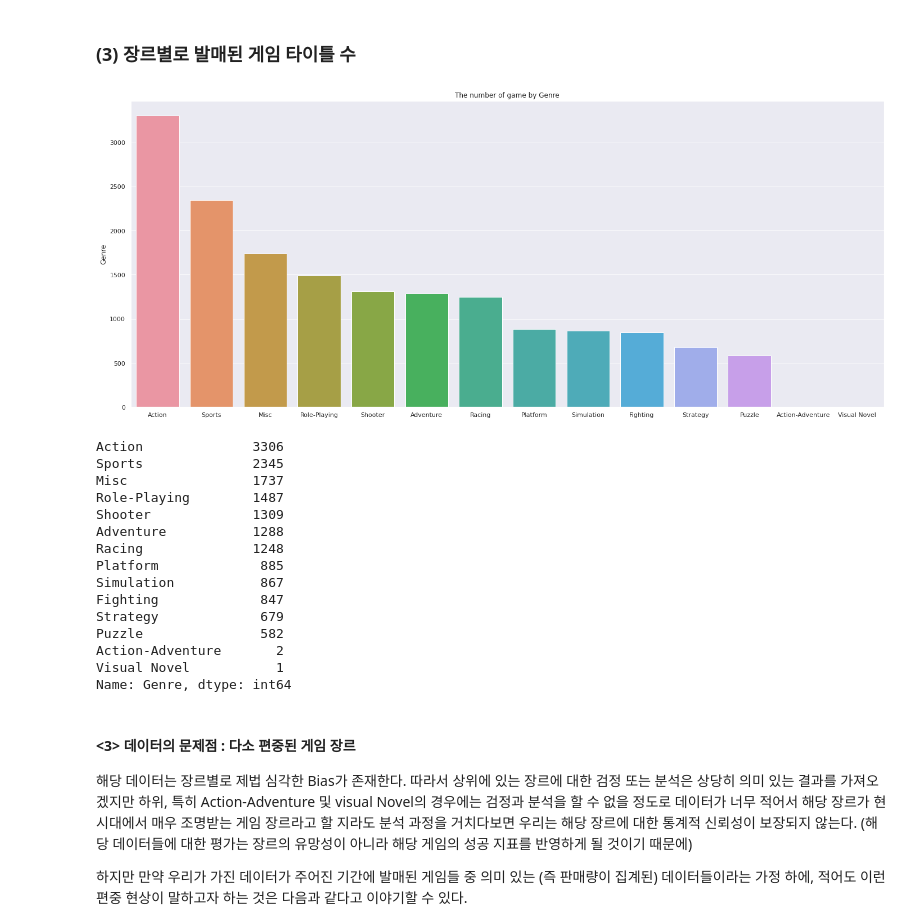
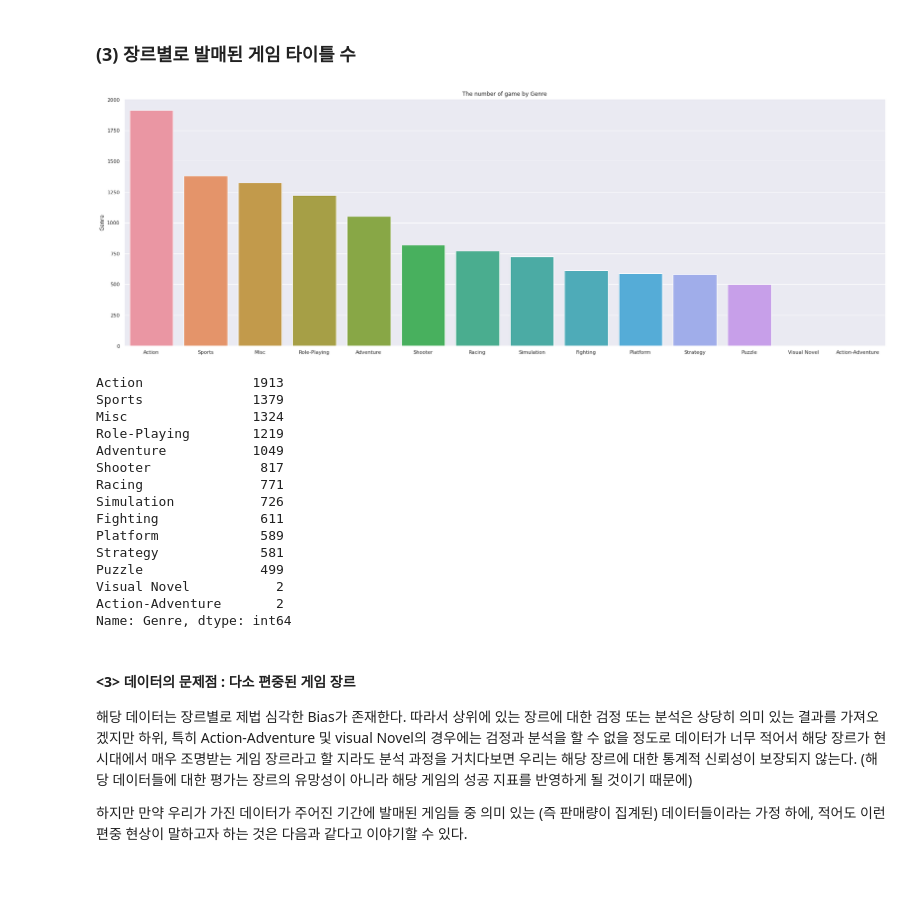
Before and after one commit to pokem1402/section_project_one, a Jupyter notebook: EDA_3_visualize.ipynb, the cells around one changed output. Drawn from its saved outputs; the diff is of its cells as text; code cells hidden in the pictures; blank space fills up the shorter version.

```diff
--- a/EDA_3_visualize.ipynb
+++ b/EDA_3_visualize.ipynb
@@ -40,0 +49,9 @@ import seaborn as sns
+# %%
+df_ = df.copy()
+
+# 다중 플랫폼으로 출시된 타이틀의 판매량 합산
+df_.Year = df_.Year.astype(str)
+df_all_sum = df_.groupby(["Name", "Genre"], as_index=False).sum()
+print(df_all_sum.Name.duplicated().sum())
+df_all_sum[df_all_sum.Name.duplicated(keep=False)]
+df_.Year = df_.Year.astype(int)
@@ -40,0 +65,10 @@ import seaborn as sns
+# %%
+# 데이터 교정 (다른 플랫폼 줄시인데 장르가 동일하지 않은 경우)
+data_modify_genre(df_,"Cloudy With a Chance of Meatballs", "Adventure")
+data_modify_genre(df_,"Culdcept", 'Strategy' )
+data_modify_genre(df_,"Ice Hockey", 'Sports' )
+data_modify_genre(df_,"Little Busters! Converted Edition", "Adventure" )
+data_modify_genre(df_,"Skylanders Giants", "Platform" )
+data_modify_genre(df_,"Steins;Gate: Hiyoku Renri no Darling", "Visual Novel" )
+df_.loc[df_.Publisher=="EA Games", "Publisher"] = "Electronic Arts"
+data_modify_genre(df_,"The Mummy: Tomb of the Dragon Emperor", "Adventure" )
@@ -103,0 +171,12 @@ plt.show()
+# %%
+# (2) 연도별 출시된 타이틀 수 중 플랫폼 중복을 제외한 수
+fig, ax = plt.subplots()
+
+df_removed_duplicated = df_.drop_duplicates(subset=["Name"])
+
+y = df_removed_duplicated.Year.value_counts()
+x = y.index
+print("The number of data :", df_removed_duplicated.shape[0])
+sns.barplot(x=x, y=y)
+plt.title("The number of game title through time")
+plt.show()
@@ -122,34 +206,34 @@ plt.show()
 # %% [markdown]
 ### (3) 장르별로 발매된 게임 타이틀 수
 # %%
-# (3) 장르별로 발매된 게임 타이틀 수
+# (3) 플랫폼 중복을 제외한 뒤 장르별로 발매된 게임 타이틀 수
 fig, ax = plt.subplots()
 
 sns.set(rc={'figure.figsize':(24,10)})
-y = df.Genre.value_counts()
+y = df_removed_duplicated.Genre.value_counts()
 x = y.index
 sns.barplot(x=x, y=y)
 plt.title("The number of game by Genre")
 plt.show()
 # %% [output]
-[figure, old version]
+[figure, new version]
 # %%
-df.Genre.value_counts()
+df_removed_duplicated.Genre.value_counts()
 # %% [output]
-Action              3306
-Sports              2345
-Misc                1737
-Role-Playing        1487
-Shooter             1309
-Adventure           1288
-Racing              1248
-Platform             885
-Simulation           867
-Fighting             847
-Strategy             679
-Puzzle               582
+Action              1913
+Sports              1379
+Misc                1324
+Role-Playing        1219
+Adventure           1049
+Shooter              817
+Racing               771
+Simulation           726
+Fighting             611
+Platform             589
+Strategy             581
+Puzzle               499
+Visual Novel           2
 Action-Adventure       2
-Visual Novel           1
 Name: Genre, dtype: int64
 # %% [markdown]
 #### <3> 데이터의 문제점 : 다소 편중된 게임 장르
```
Also changed, not shown: parts of 40 cells of this notebook.
